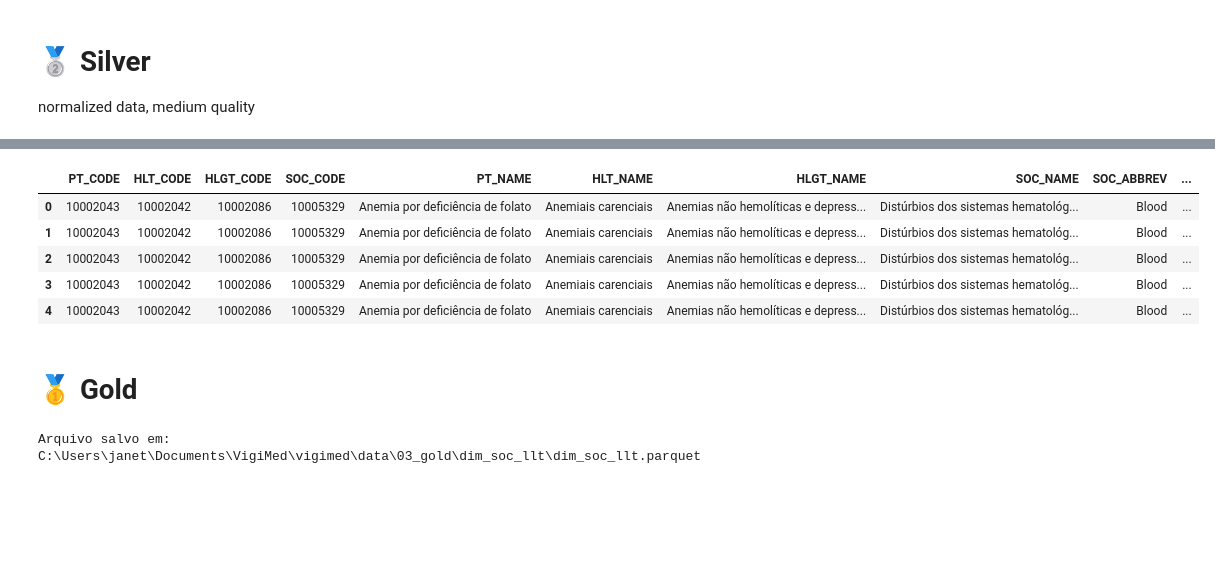
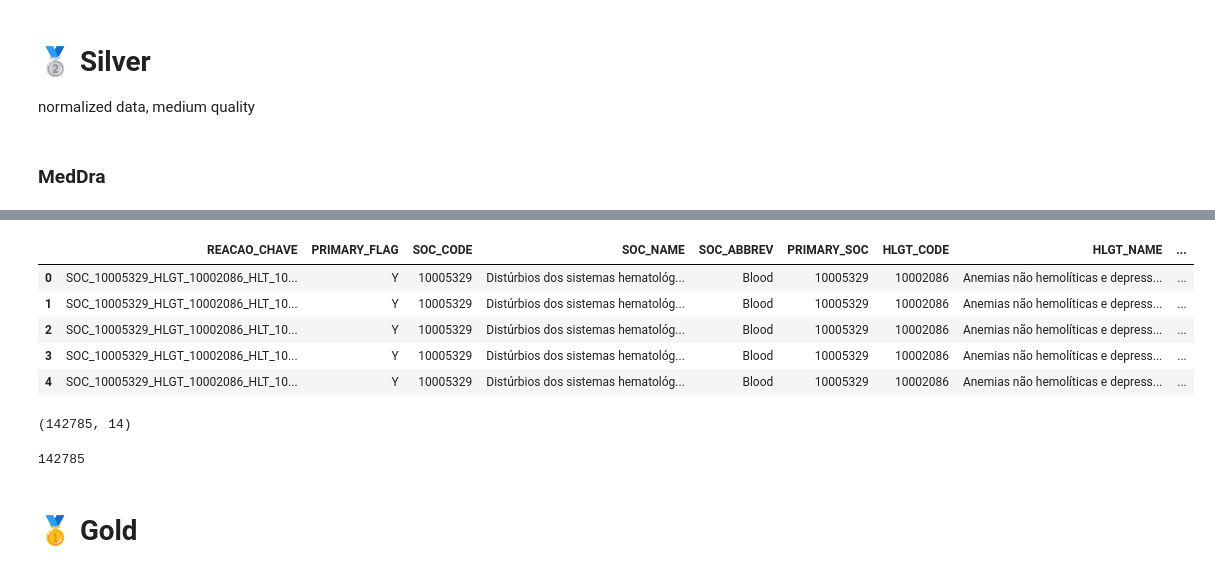
Before and after one commit to mlab-inf-ufrgs/vigimed, a Jupyter notebook: src/reacoes/elt_dim_soc_llt.ipynb, the cells around one changed output, grey strips where cells are left out. Cells and saved outputs as stored; diff of their text form; code cells hidden in the pictures; blank space fills up the shorter version.

Commit message:
inclusao reacoes vigimed vs meddra

```diff
--- a/src/reacoes/elt_dim_soc_llt.ipynb
+++ b/src/reacoes/elt_dim_soc_llt.ipynb
@@ -34,6 +34,8 @@ def read_meddra_ascii(file_path):
 # 🥈 Silver
 
 normalized data, medium quality
+# %% [markdown]
+### MedDra
 # %%
 mdhier = read_meddra_ascii(base / "mdhier.asc")
 
@@ -62,21 +64,37 @@ mdhier.head()
 # %%
 llt = read_meddra_ascii(base / "llt.asc")
 llt.columns = ["LLT_CODE", "LLT_NAME", "PT_CODE", "LLT_CURRENCY"]
 
 hierarquia_completa = mdhier.merge(
     llt[["LLT_CODE", "LLT_NAME", "PT_CODE"]],
     on="PT_CODE",
     how="left"
 )
+hierarquia_completa['REACAO_CHAVE'] = hierarquia_completa.apply(
+    lambda r: f"SOC_{r['SOC_CODE']}_HLGT_{r['HLGT_CODE']}_HLT_{r['HLT_CODE']}_PT_{r['PT_CODE']}_LLT_{r['LLT_CODE']}",
+    axis=1
+)
+cols = ['REACAO_CHAVE','PRIMARY_FLAG','SOC_CODE','SOC_NAME', 'SOC_ABBREV', 'PRIMARY_SOC','HLGT_CODE','HLGT_NAME', 'HLT_CODE', 'HLT_NAME','PT_CODE', 'PT_NAME','LLT_CODE', 'LLT_NAME']
+
+
+hierarquia_completa = hierarquia_completa[cols]
 
 hierarquia_completa.head()
 # %% [output]
-|  | PT_CODE | HLT_CODE | HLGT_CODE | SOC_CODE | PT_NAME | HLT_NAME | HLGT_NAME | SOC_NAME | SOC_ABBREV | ... |
-| 0 | 10002043 | 10002042 | 10002086 | 10005329 | Anemia por deficiência de folato | Anemiais carenciais | Anemias não hemolíticas e depress... | Distúrbios dos sistemas hematológ... | Blood | ... |
-| 1 | 10002043 | 10002042 | 10002086 | 10005329 | Anemia por deficiência de folato | Anemiais carenciais | Anemias não hemolíticas e depress... | Distúrbios dos sistemas hematológ... | Blood | ... |
-| 2 | 10002043 | 10002042 | 10002086 | 10005329 | Anemia por deficiência de folato | Anemiais carenciais | Anemias não hemolíticas e depress... | Distúrbios dos sistemas hematológ... | Blood | ... |
-| 3 | 10002043 | 10002042 | 10002086 | 10005329 | Anemia por deficiência de folato | Anemiais carenciais | Anemias não hemolíticas e depress... | Distúrbios dos sistemas hematológ... | Blood | ... |
-| 4 | 10002043 | 10002042 | 10002086 | 10005329 | Anemia por deficiência de folato | Anemiais carenciais | Anemias não hemolíticas e depress... | Distúrbios dos sistemas hematológ... | Blood | ... |
+|  | REACAO_CHAVE | PRIMARY_FLAG | SOC_CODE | SOC_NAME | SOC_ABBREV | PRIMARY_SOC | HLGT_CODE | HLGT_NAME | ... |
+| 0 | SOC_10005329_HLGT_10002086_HLT_10... | Y | 10005329 | Distúrbios dos sistemas hematológ... | Blood | 10005329 | 10002086 | Anemias não hemolíticas e depress... | ... |
+| 1 | SOC_10005329_HLGT_10002086_HLT_10... | Y | 10005329 | Distúrbios dos sistemas hematológ... | Blood | 10005329 | 10002086 | Anemias não hemolíticas e depress... | ... |
+| 2 | SOC_10005329_HLGT_10002086_HLT_10... | Y | 10005329 | Distúrbios dos sistemas hematológ... | Blood | 10005329 | 10002086 | Anemias não hemolíticas e depress... | ... |
+| 3 | SOC_10005329_HLGT_10002086_HLT_10... | Y | 10005329 | Distúrbios dos sistemas hematológ... | Blood | 10005329 | 10002086 | Anemias não hemolíticas e depress... | ... |
+| 4 | SOC_10005329_HLGT_10002086_HLT_10... | Y | 10005329 | Distúrbios dos sistemas hematológ... | Blood | 10005329 | 10002086 | Anemias não hemolíticas e depress... | ... |
+# %%
+hierarquia_completa.shape
+# %% [output]
+(142785, 14)
+# %%
+hierarquia_completa.REACAO_CHAVE.nunique()
+# %% [output]
+142785
 # %% [markdown]
 # 🥇 Gold
 # %%
@@ -94,5 +112,3 @@ hierarquia_completa.to_parquet(
     index=False,
     engine="pyarrow"
 )
-# %% [output]
-Arquivo salvo em: C:\Users\janet\Documents\VigiMed\vigimed\data\03_gold\dim_soc_llt\dim_soc_llt.parquet
```
Also changed, not shown: 16 other files.
